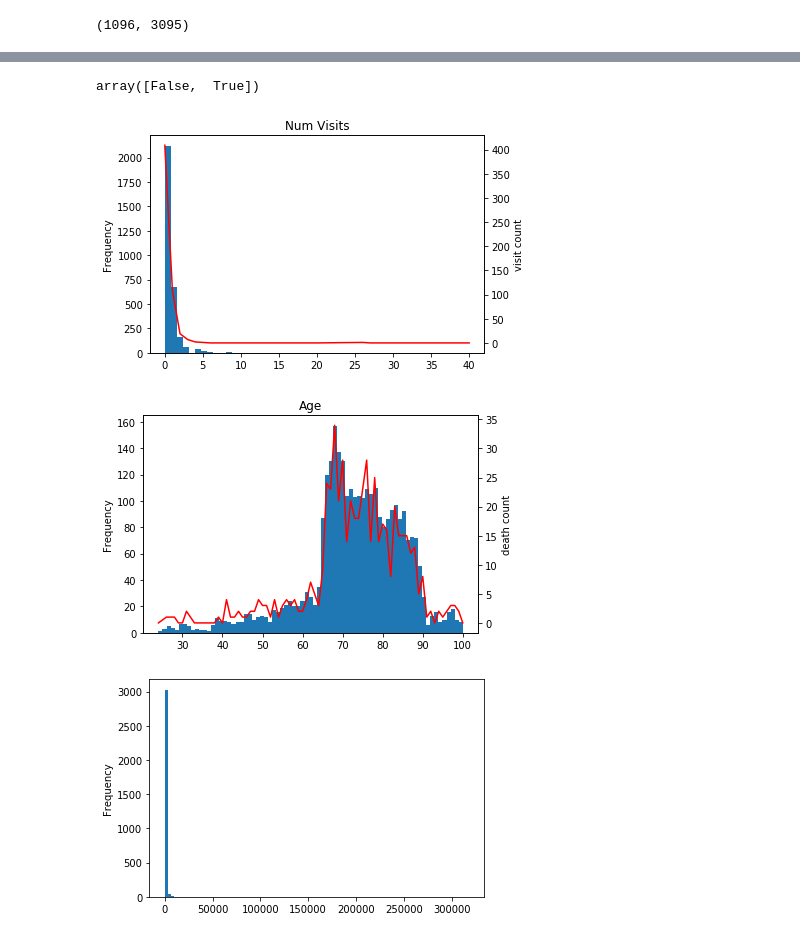
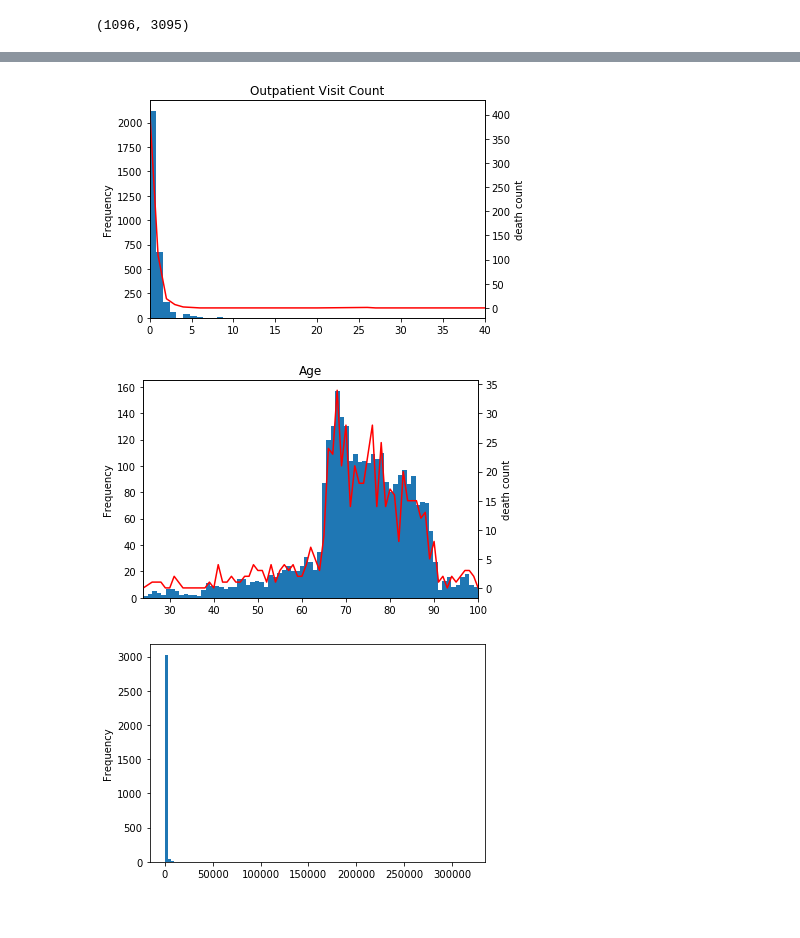
Before and after one commit to romirmoza/omop-cdm-postgresql, a Jupyter notebook: mortality_EDA.ipynb, the cells around one changed output, grey strips where cells are left out. Saved outputs shown, nothing was run; the diff lists cells and outputs as text; code cells hidden in the pictures.

Commit message:
some EDA on train_death_all.csv

```diff
--- a/mortality_EDA.ipynb
+++ b/mortality_EDA.ipynb
@@ -110,5 +108,5 @@ from automl import *
 # %%
-FOLDER = '../mortality_prediction_docker_model/v2/scratch/'
+FOLDER = './scratch/'
 death180 = pd.read_csv(FOLDER+'train_death_all.csv.gz')
 death180.shape
 # %% [output]
@@ -165,5 +148,3 @@ condition_concept_id_list_0         int64
 condition_concept_id_list_132393    int64
 condition_concept_id_list_132412    int64
 dtype: object
-# %%
-death180=reduce_mem_usage(death180)
@@ -225,22 +178,18 @@ death180_describe_df[:30]
 | condition_concept_id_list_132862 | 3095.0 | 2 | False | 3094 |  |  |  |  |  |  |  |
 | condition_concept_id_list_132932 | 3095.0 | 2 | False | 3093 |  |  |  |  |  |  |  |
 | condition_concept_id_list_132983 | 3095.0 | 2 | False | 3094 |  |  |  |  |  |  |  |
-# %%
-death180.condition_status_concept_id.unique()
-# %% [output]
-array([False,  True])
 # %%
-ax = death180.outpatient_visit_count.plot.hist(bins=50, title='Num Visits')
+ax = death180.outpatient_visit_count.plot.hist(bins=50, title='Outpatient Visit Count')
 ax2=ax.twinx()
-ax=death180.groupby(death180.outpatient_visit_count).death_in_next_window.sum().plot(ax=ax2,color='r').set_ylabel('visit count')
+ax=death180.groupby(death180.outpatient_visit_count).death_in_next_window.sum().plot(ax=ax2,color='r').set_ylabel('death count')
 # %% [output]
-[figure, old version]
+[figure, new version]
 # %%
 ax=death180.old.plot.hist(bins=75, title='Age',sharex=True)
 ax2=ax.twinx()
 ax=death180.groupby(death180.old).death_in_next_window.sum().plot(ax=ax2,color='r').set_ylabel('death count')
 # %% [output]
-[figure, old version]
+[figure, new version]
 # %%
 ax=death180.total_quantity_of_drugs.plot.hist(bins=100)
 # %% [output]
```
Also changed, not shown: parts of 12 cells of this notebook.
